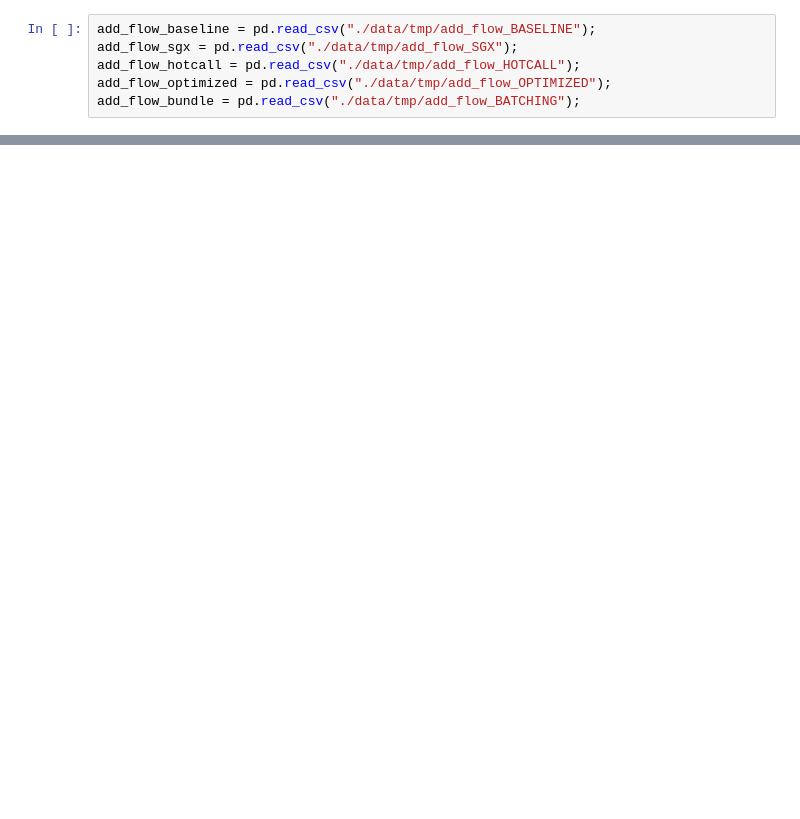
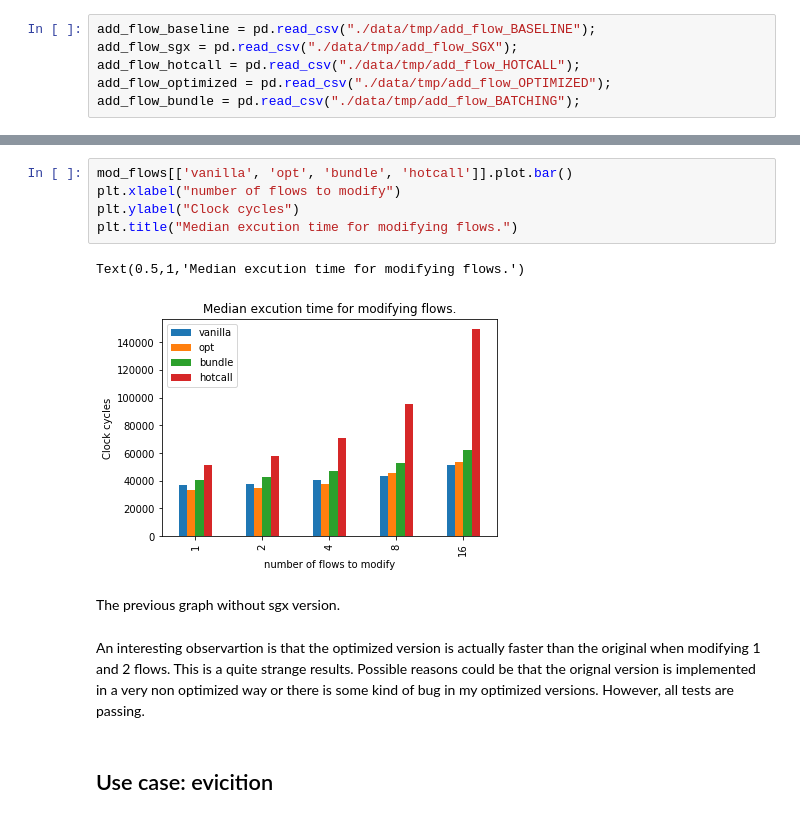
Before and after one commit to jakobsvenningsson/ovs-sgx, a Jupyter notebook: benchmark/ovs_results.ipynb, the cells around one changed output, grey strips where cells are left out. Saved outputs shown, nothing was run; the diff lists cells and outputs as text; blank space fills up the shorter version.

Commit message:
added results notebook

```diff
--- a/benchmark/ovs_results.ipynb
+++ b/benchmark/ovs_results.ipynb
@@ -146,0 +212,14 @@ dtype: float64
+# %%
+mod_flows[['vanilla', 'opt', 'bundle', 'hotcall']].plot.bar()
+plt.xlabel("number of flows to modify")
+plt.ylabel("Clock cycles")
+plt.title("Median excution time for modifying flows.")
+# %% [output]
+Text(0.5,1,'Median excution time for modifying flows.')
+[figure, added]
+# %% [markdown]
+The previous graph without sgx version.
+# %% [markdown]
+An interesting observartion is that the optimized version is actually faster than the original when modifying 1 and 2 flows. This is a quite strange results. Possible reasons could be that the orignal version is implemented in a very non optimized way or there is some kind of bug in my optimized versions. However, all tests are passing.
+# %% [markdown]
+## Use case: evicition
```
Also changed, not shown: parts of 81 cells of this notebook.
